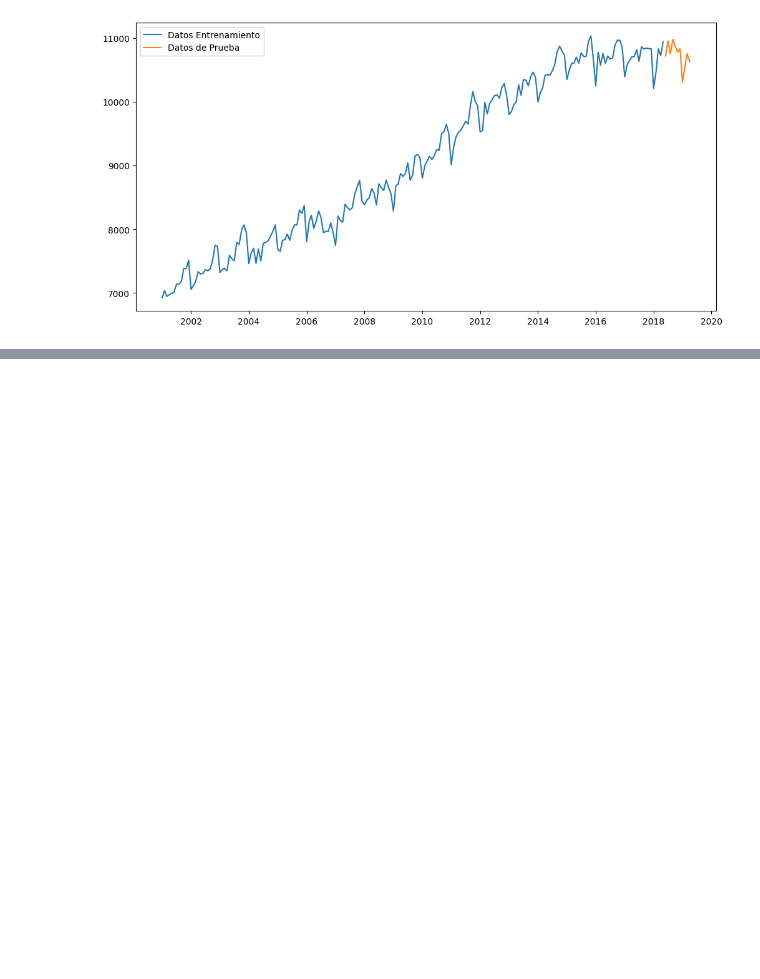
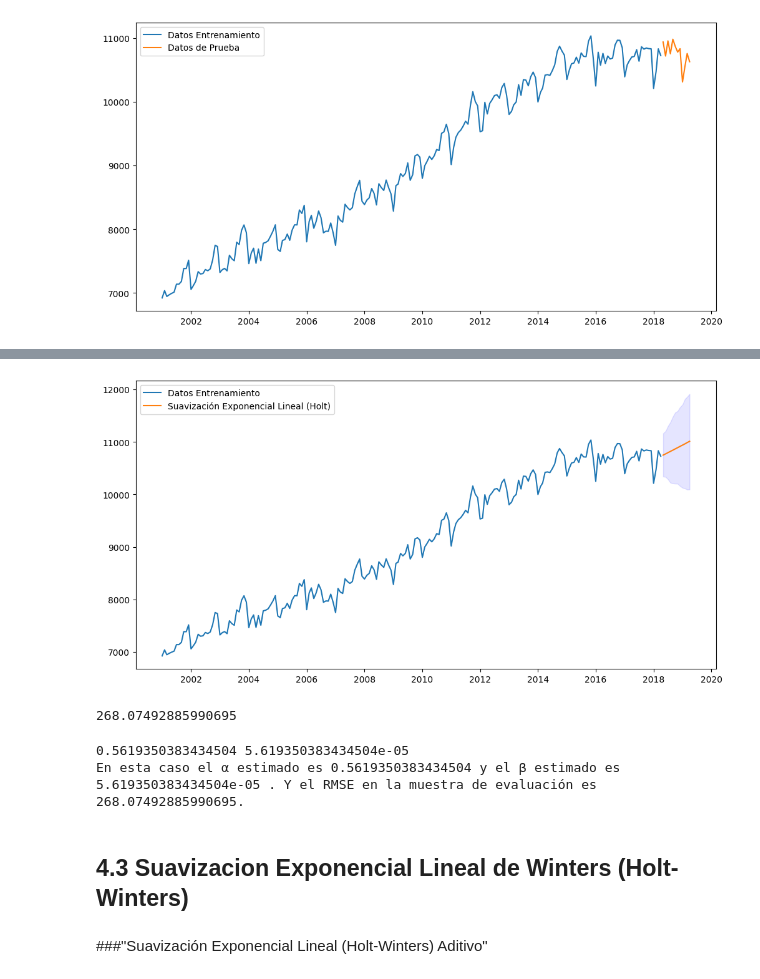
Before and after one commit to cam2149/MachineLearningIII, a Jupyter notebook: fundamentos_de_analítica_ejercicio1.ipynb, the cells around one changed output, grey strips where cells are left out. Saved outputs shown, nothing was run; the diff lists cells and outputs as text; code cells hidden in the pictures; blank space fills up the shorter version.

```diff
--- a/fundamentos_de_analítica_ejercicio1.ipynb
+++ b/fundamentos_de_analítica_ejercicio1.ipynb
@@ -89,0 +262,17 @@ plt.show()
+# %%
+# Build model.
+ets_model = ETSModel(endog=train_td["Ocupados"],error="mul",trend="mul")#,seasonal="mul" )
+ets_result = ets_model.fit()
+
+point_forecast=ets_result.forecast(12)
+
+ci = ets_result.get_prediction(start = point_forecast.index[0],
+                                end = point_forecast.index[-1])
+
+conf_forecast = ci.pred_int(alpha=0.05)#.iloc[:,0]
+limits = ci.predicted_mean
+
+
+preds_holt = pd.concat([limits, conf_forecast], axis = 1)
+preds_holt.columns = ['Point_forecast', 'lower_95', 'upper_95']
+(preds_holt)
@@ -89,0 +293,26 @@ plt.show()
+# %%
+fig = plt.figure(figsize=(12, 6))
+plt.plot(train_td,label="Datos Entrenamiento")
+plt.plot(preds_holt['Point_forecast'],label="Suavización Exponencial Lineal (Holt)")
+plt.fill_between(preds_holt.index ,preds_holt['lower_95'], preds_holt['upper_95'], color='blue', alpha=0.1)
+plt.legend(loc='upper left')
+plt.show()
+# %% [output]
+[figure, added]
+# %%
+rmse_holt = np.sqrt(mean_squared_error(test_td,preds_holt['Point_forecast']))
+print(rmse_holt)
+# %% [output]
+268.07492885990695
+# %%
+sel_holt_alpha = ets_result.alpha
+sel_holt_beta = ets_result.beta
+print(ets_result.alpha,ets_result.beta)
+print(f"En esta caso el α estimado es {sel_holt_alpha} y el β estimado es {sel_holt_beta} . Y el RMSE en la muestra de evaluación es {rmse_holt}.")
+# %% [output]
+0.5619350383434504 5.619350383434504e-05
+En esta caso el α estimado es 0.5619350383434504 y el β estimado es 5.619350383434504e-05 . Y el RMSE en la muestra de evaluación es 268.07492885990695.
+# %% [markdown]
+## **4.3 Suavizacion Exponencial Lineal de Winters (Holt-Winters)**
+# %% [markdown]
+###"Suavización Exponencial Lineal (Holt-Winters) Aditivo"
```
Also changed, not shown: parts of 34 cells of this notebook.
